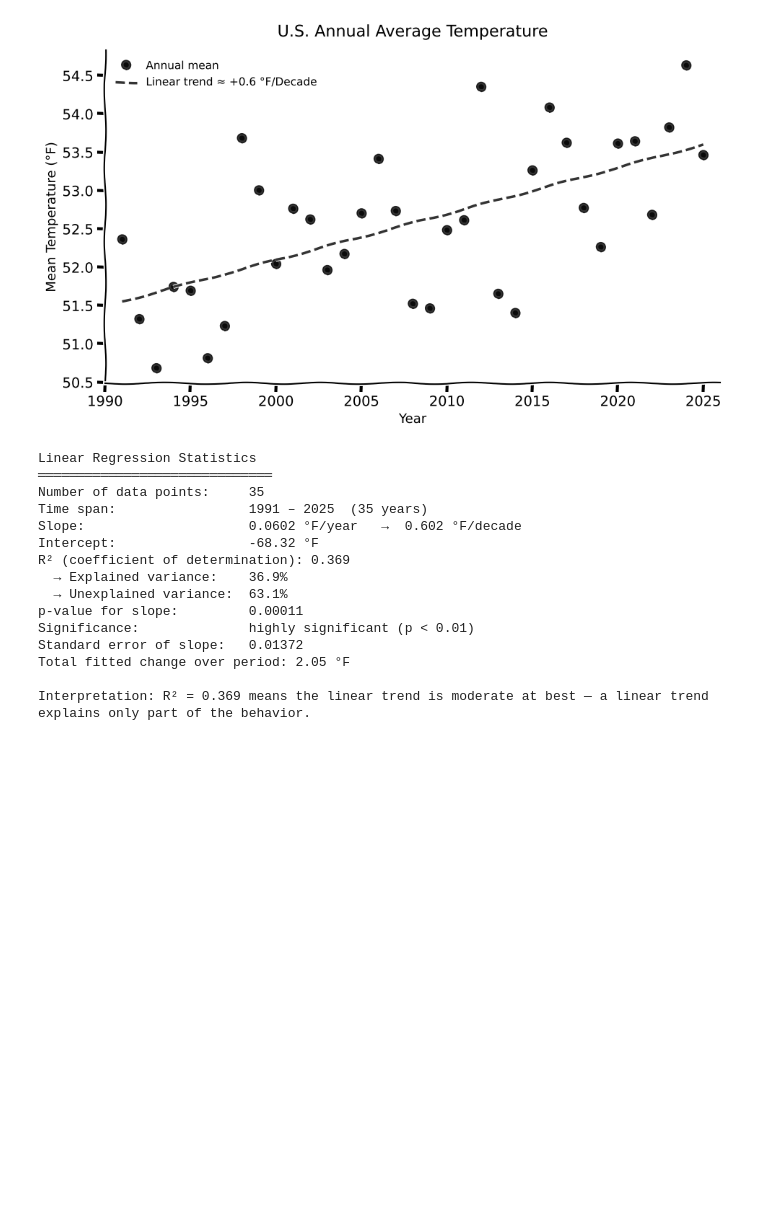
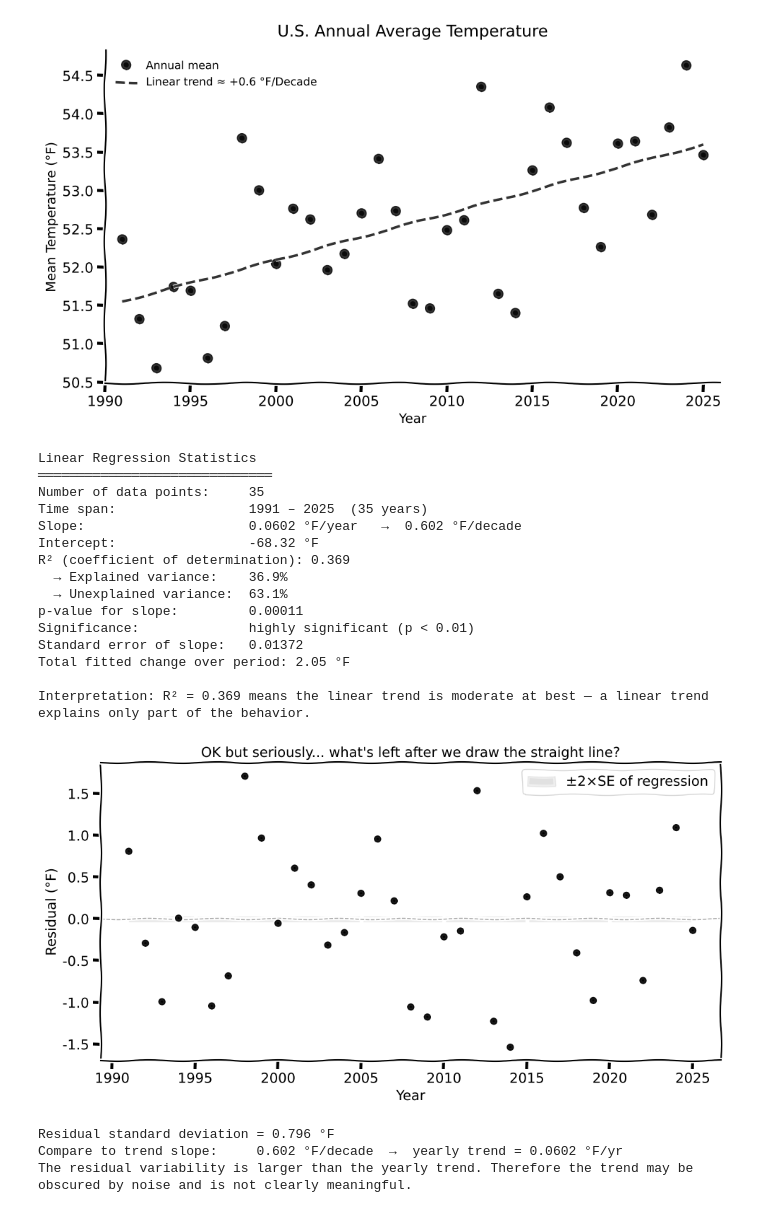
Before and after one commit to quantizedreza/Planatary-Physics, a Jupyter notebook: Earth-T/temperature_trend.ipynb, the cells around one changed output. Drawn from its saved outputs; the diff is of its cells as text; code cells hidden in the pictures; blank space fills up the shorter version.

```diff
--- a/Earth-T/temperature_trend.ipynb
+++ b/Earth-T/temperature_trend.ipynb
@@ -104,3 +105,44 @@ Standard error of slope:   0.01372
 Total fitted change over period: 2.05 °F
 
 Interpretation: R² = 0.369 means the linear trend is moderate at best — a linear trend explains only part of the behavior.
+# %%
+import matplotlib.pyplot as plt
+import numpy as np
+
+# Tell matplotlib we're going xkcd style
+plt.xkcd()   # ← this is the main magic
+
+# Assuming you already have:
+# slope, intercept, ..., = stats.linregress(years, temps)
+fitted = intercept + slope * years
+residuals = temps - fitted
+
+plt.figure(figsize=(10, 5.5))
+plt.axhline(0, color='gray', linestyle='--', lw=1, alpha=0.7)
+plt.plot(years, residuals, 'o', color='black', markersize=6, lw=0.8, alpha=0.9)
+plt.fill_between(years, -std_err*2, +std_err*2, color='gray', alpha=0.12, label='±2×SE of regression')
+
+plt.title("Residuals (Noise) After Removing Linear Trend")
+plt.xlabel("Year")
+plt.ylabel("Residual (°F)")
+
+plt.grid(True, alpha=0.3)
+plt.legend()
+plt.tight_layout()
+
+# Optional: make title a bit more xkcd-ish
+plt.title("OK but seriously... what's left after we draw the straight line?", fontsize=14)
+
+plt.show()
+
+print(f"Residual standard deviation = {np.std(residuals):.3f} °F")
+print(f"Compare to trend slope:     {slope*10:.3f} °F/decade  →  yearly trend = {slope:.4f} °F/yr")
+if np.std(residuals) > abs(slope):
+    print("The residual variability is larger than the yearly trend. Therefore the trend may be obscured by noise and is not clearly meaningful.")
+else:
+    print("The yearly trend is larger than the residual variability. Therefore the trend is meaningful compared to the noise.")
+# %% [output]
+[figure, added]
+Residual standard deviation = 0.796 °F
+Compare to trend slope:     0.602 °F/decade  →  yearly trend = 0.0602 °F/yr
+The residual variability is larger than the yearly trend. Therefore the trend may be obscured by noise and is not clearly meaningful.
```
Also changed, not shown: parts of 1 cell of this notebook.
